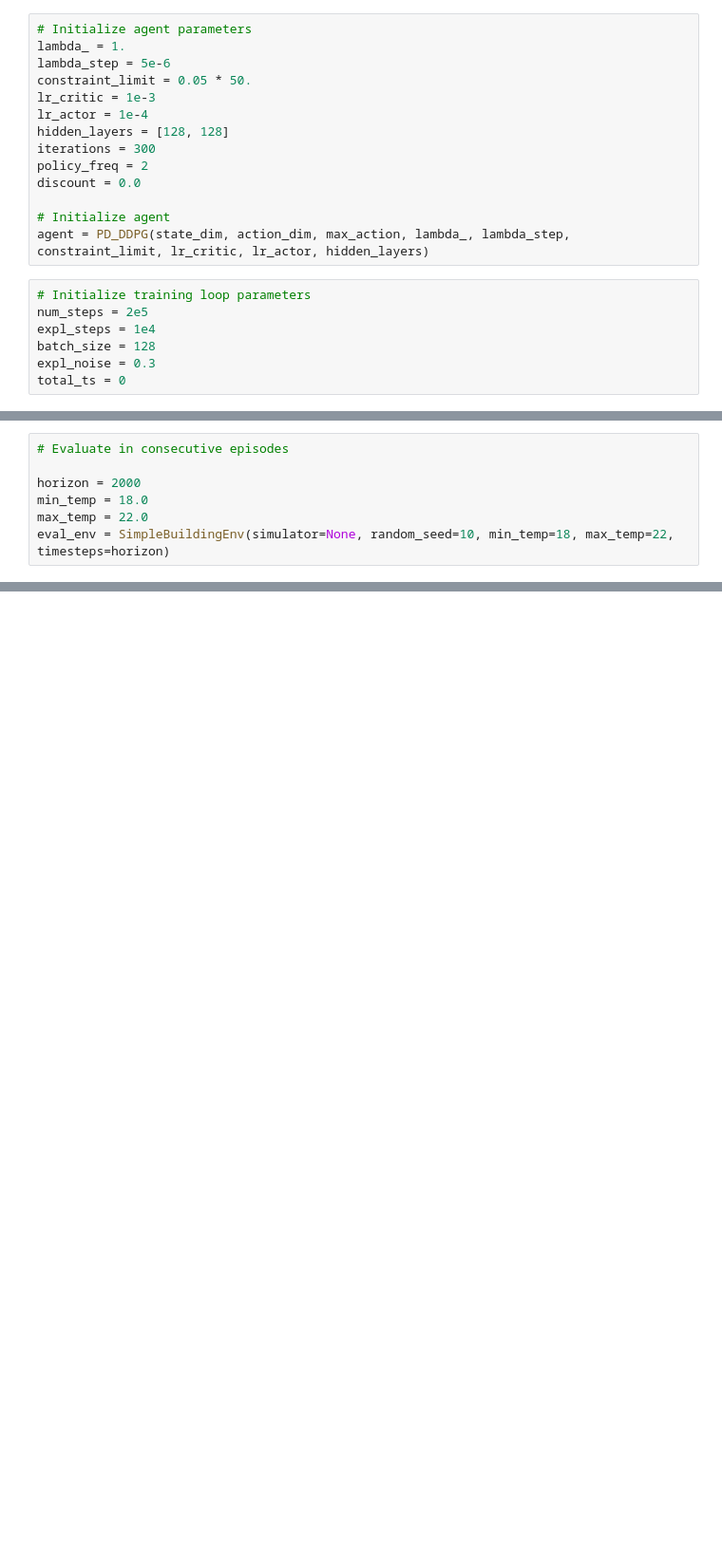
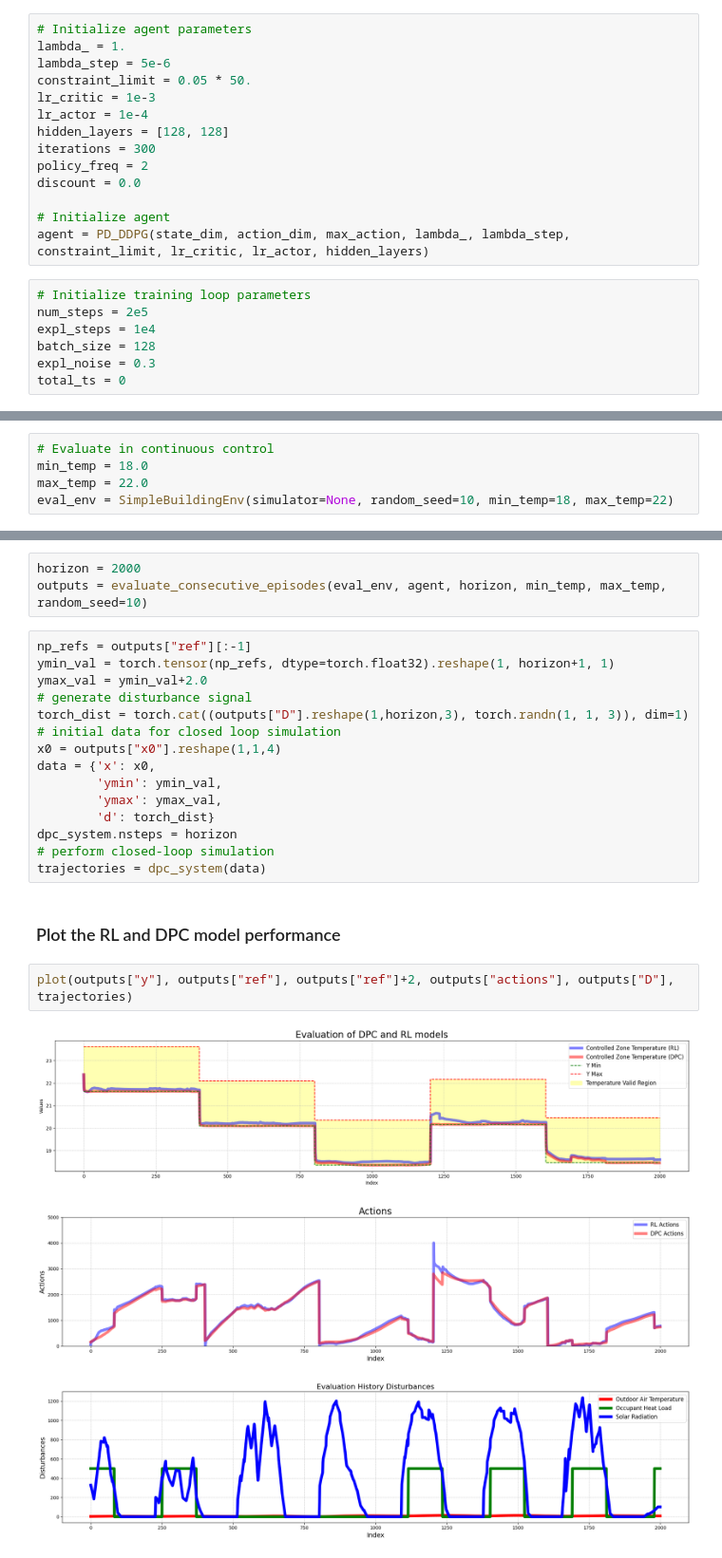
Before and after one commit to Alirezad126/neuromancer, a Jupyter notebook: examples/domain_examples/rl_example/SimpleBuildingControl- RL.ipynb, the cells around one changed output, grey strips where cells are left out. Shown at 95% size. Drawn from its saved outputs; the diff is of its cells as text; blank space fills up the shorter version.

Commit message:
added performance comparison RL and DPC to the notebook

```diff
--- a/examples/domain_examples/rl_example/SimpleBuildingControl- RL.ipynb
+++ b/examples/domain_examples/rl_example/SimpleBuildingControl- RL.ipynb
@@ -386,7 +427,5 @@ eval_reward_hist, eval_cost_hist = training_loop(env, agent, replay_buffer, expl
 # %%
-# Evaluate in consecutive episodes
-
-horizon = 2000
+# Evaluate in continuous control
 min_temp = 18.0
 max_temp = 22.0
-eval_env = SimpleBuildingEnv(simulator=None, random_seed=10, min_temp=18, max_temp=22, timesteps=horizon)
+eval_env = SimpleBuildingEnv(simulator=None, random_seed=10, min_temp=18, max_temp=22)
@@ -398,0 +434,26 @@ outputs, eval_rewards, eval_costs, eval_actions = evaluate_consecutive_episodes(
+# %%
+horizon = 2000
+outputs = evaluate_consecutive_episodes(eval_env, agent, horizon, min_temp, max_temp, random_seed=10)
+# %%
+np_refs = outputs["ref"][:-1]
+ymin_val = torch.tensor(np_refs, dtype=torch.float32).reshape(1, horizon+1, 1)
+ymax_val = ymin_val+2.0
+# generate disturbance signal
+torch_dist = torch.cat((outputs["D"].reshape(1,horizon,3), torch.randn(1, 1, 3)), dim=1)
+# initial data for closed loop simulation
+x0 = outputs["x0"].reshape(1,1,4)
+data = {'x': x0,
+        'ymin': ymin_val,
+        'ymax': ymax_val,
+        'd': torch_dist}
+dpc_system.nsteps = horizon
+# perform closed-loop simulation
+trajectories = dpc_system(data)
+# %% [markdown]
+### Plot the RL and DPC model performance
+# %%
+plot(outputs["y"], outputs["ref"], outputs["ref"]+2, outputs["actions"], outputs["D"], trajectories)
+# %% [output]
+[figure, added]
+[figure, added]
+[figure, added]
```
Also changed, not shown: parts of 8 cells of this notebook, 3 other files.
